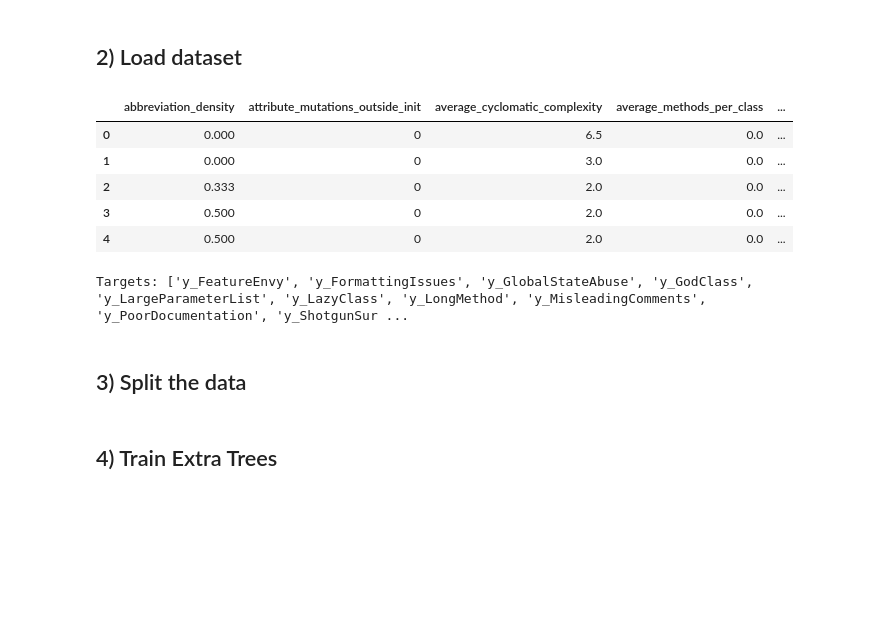
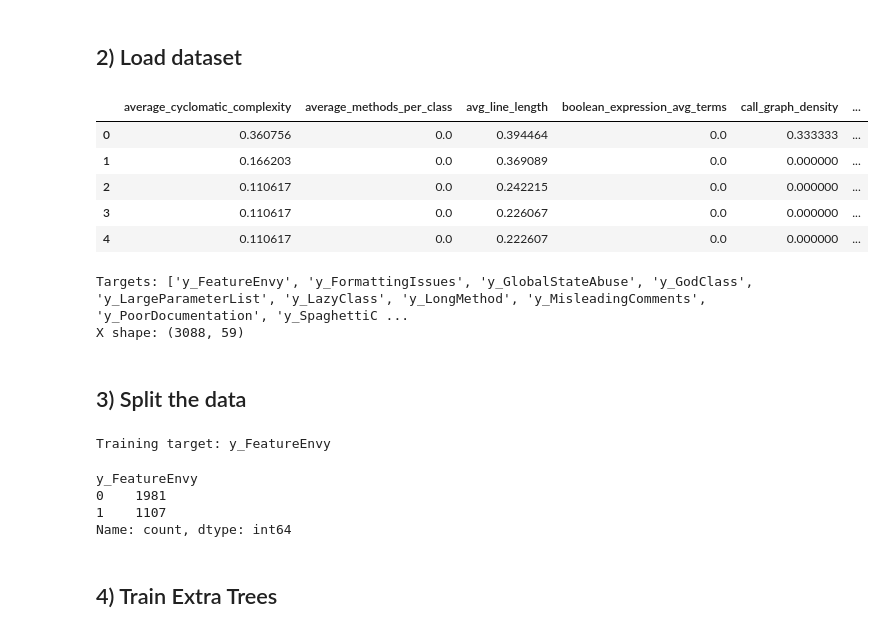
Before and after one commit to Darth-218/code-quality-assessment, a Jupyter notebook: notebooks/ExtraTrees.ipynb, the cells around one changed output. Cells and saved outputs as stored; diff of their text form; code cells hidden in the pictures; blank space fills up the shorter version.

Commit message:
Changes in extra trees notebook

```diff
--- a/notebooks/ExtraTrees.ipynb
+++ b/notebooks/ExtraTrees.ipynb
@@ -16,15 +18,15 @@ pd.set_option('display.max_columns', None)
 # %% [markdown]
 ## 2) Load dataset
 # %%
-df = pd.read_csv('../data/raw/dataset.csv')
+df = pd.read_csv('../data/processed/dataset_processed.csv')
 df.head()
 # %% [output]
-|  | abbreviation_density | attribute_mutations_outside_init | average_cyclomatic_complexity | average_methods_per_class | ... |
-| 0 | 0.000 | 0 | 6.5 | 0.0 | ... |
-| 1 | 0.000 | 0 | 3.0 | 0.0 | ... |
-| 2 | 0.333 | 0 | 2.0 | 0.0 | ... |
-| 3 | 0.500 | 0 | 2.0 | 0.0 | ... |
-| 4 | 0.500 | 0 | 2.0 | 0.0 | ... |
+|  | average_cyclomatic_complexity | average_methods_per_class | avg_line_length | boolean_expression_avg_terms | call_graph_density | ... |
+| 0 | 0.360756 | 0.0 | 0.394464 | 0.0 | 0.333333 | ... |
+| 1 | 0.166203 | 0.0 | 0.369089 | 0.0 | 0.000000 | ... |
+| 2 | 0.110617 | 0.0 | 0.242215 | 0.0 | 0.000000 | ... |
+| 3 | 0.110617 | 0.0 | 0.226067 | 0.0 | 0.000000 | ... |
+| 4 | 0.110617 | 0.0 | 0.222607 | 0.0 | 0.000000 | ... |
 # %%
 # Features = everything except target columns that start with "y_"
 target_cols = [c for c in df.columns if c.startswith("y_")]
@@ -34,13 +36,41 @@ if not target_cols:
 X = df.drop(columns=target_cols)
 Y = df[target_cols]  # DataFrame containing all y_ targets
 
+# Fix: make sure X is numeric (scikit-learn can't train on strings like "{}")
+X = X.replace("{}", pd.NA)
+for col in X.columns:
+    if X[col].dtype == "object":
+        X[col] = pd.to_numeric(X[col], errors="coerce")
+X = X.fillna(0)
+
 print("Targets:", target_cols)
+print("X shape:", X.shape)
 # %% [output]
-Targets: ['y_FeatureEnvy', 'y_FormattingIssues', 'y_GlobalStateAbuse', 'y_GodClass', 'y_LargeParameterList', 'y_LazyClass', 'y_LongMethod', 'y_MisleadingComments', 'y_PoorDocumentation', 'y_ShotgunSur ...
+Targets: ['y_FeatureEnvy', 'y_FormattingIssues', 'y_GlobalStateAbuse', 'y_GodClass', 'y_LargeParameterList', 'y_LazyClass', 'y_LongMethod', 'y_MisleadingComments', 'y_PoorDocumentation', 'y_SpaghettiC ...
+X shape: (3088, 59)
 # %% [markdown]
 ## 3) Split the data
 # %%
-X_train, X_test, y_train, y_test = train_test_split(X, Y, test_size=0.3, random_state=42)
+# Pick ONE y_ column to train on (keeps notebook simple)
+TARGET = target_cols[0]  # change to any y_ column you want
+y = Y[TARGET].copy()
+
+# If y is continuous numeric, convert to 0/1 classes (needed for classifier)
+if pd.api.types.is_numeric_dtype(y) and y.nunique() > 2:
+    y = (y >= y.median()).astype(int)
+
+X_train, X_test, y_train, y_test = train_test_split(
+    X, y, test_size=0.3, random_state=42, stratify=y if y.nunique() > 1 else None
+)
+
+print('Training target:', TARGET)
+y.value_counts(dropna=False).head()
+# %% [output]
+Training target: y_FeatureEnvy
+y_FeatureEnvy
+0    1981
+1    1107
+Name: count, dtype: int64
 # %% [markdown]
 ## 4) Train Extra Trees
 # %%
```
Also changed, not shown: parts of 5 cells of this notebook.
